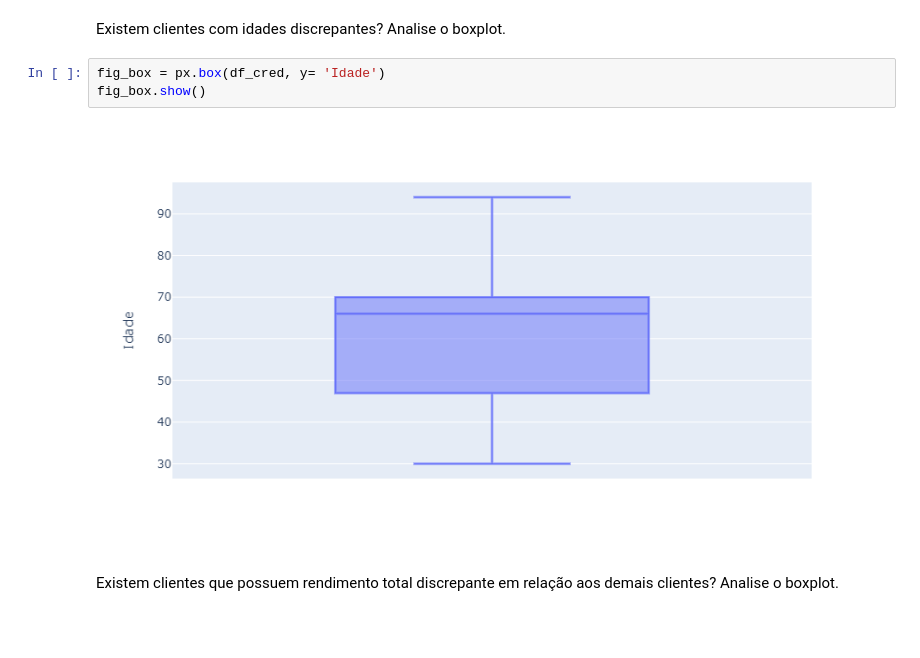
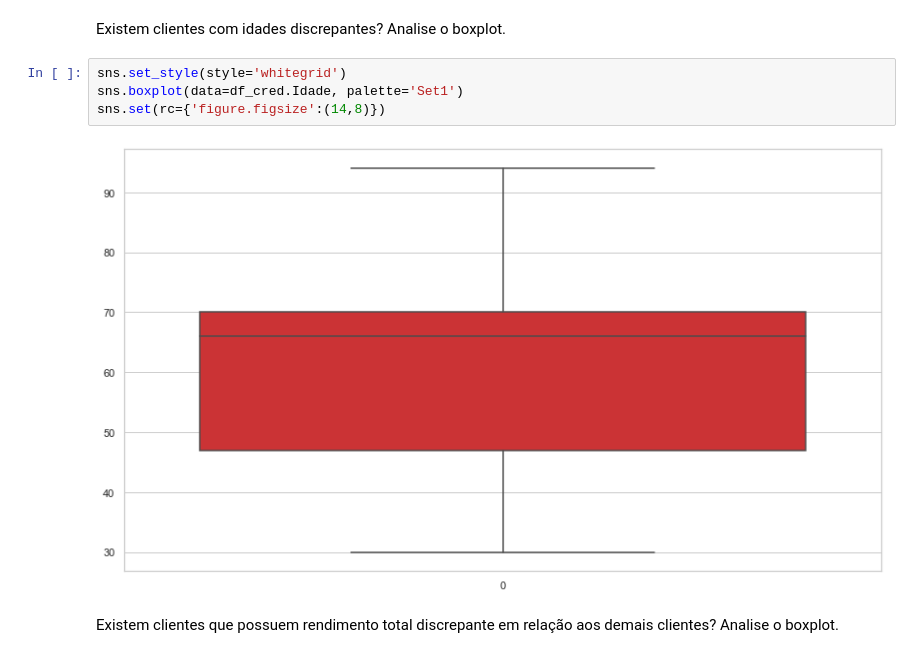
Before and after one commit to lucastiagooliveira/datascience, a Jupyter notebook: _notebooks/2020-09-20-resumo_aula_1.ipynb, the cells around one changed output. Drawn from its saved outputs; the diff is of its cells as text; blank space fills up the shorter version.

```diff
--- a/_notebooks/2020-09-20-resumo_aula_1.ipynb
+++ b/_notebooks/2020-09-20-resumo_aula_1.ipynb
@@ -290,10 +289,11 @@ Name: Idade, dtype: float64
 - 3º Quartil = 70
 # %% [markdown]
 Existem clientes com idades discrepantes? Analise o boxplot.
-# %%
-fig_box = px.box(df_cred, y= 'Idade')
-fig_box.show()
-# %% [output]
-[figure, removed]
+# %%
+sns.set_style(style='whitegrid')
+sns.boxplot(data=df_cred.Idade, palette='Set1')
+sns.set(rc={'figure.figsize':(14,8)})
+# %% [output]
+[figure, added]
 # %% [markdown]
 Existem clientes que possuem rendimento total discrepante em relação aos demais clientes? Analise o boxplot.
```
Also changed, not shown: parts of 21 cells of this notebook.
